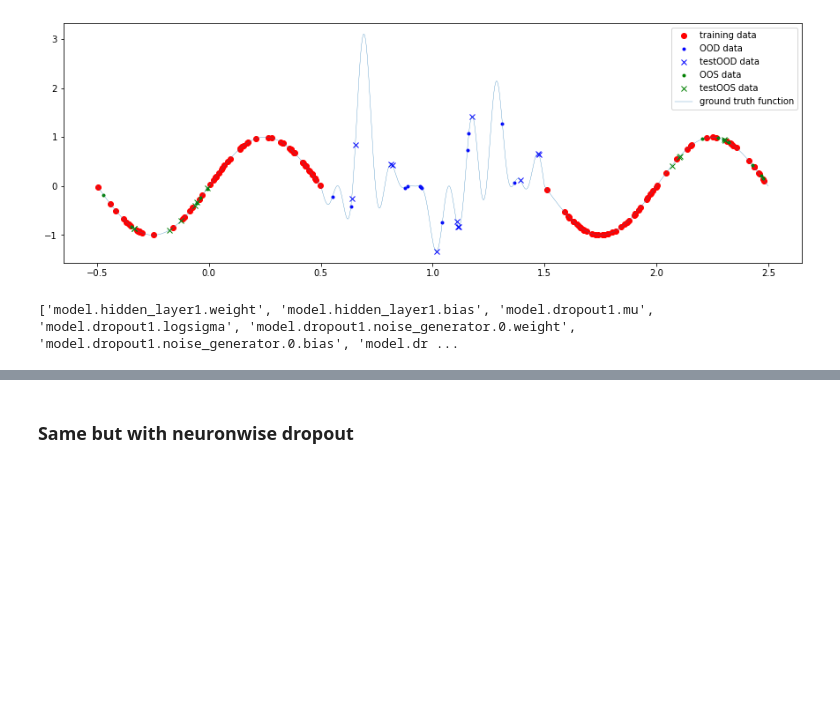
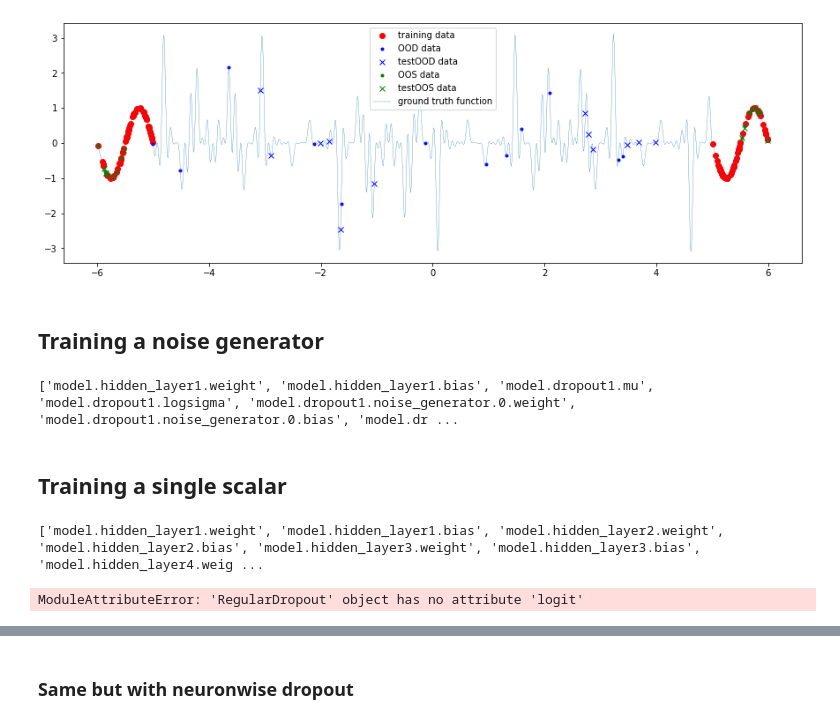
Before and after one commit to saleml/mcdeup, a Jupyter notebook: deup.ipynb, the cells around one changed output, grey strips where cells are left out. Saved outputs shown, nothing was run; the diff lists cells and outputs as text; code cells hidden in the pictures; blank space fills up the shorter version.

```diff
--- a/deup.ipynb
+++ b/deup.ipynb
@@ -16,16 +16,19 @@ from train import train_main_model, train_deup
 from utils import inv_sigmoid, evaluate_and_plot, eval_error
 # %%
 (x, y, oos_x, oos_y, ood_x, ood_y, oos_x_test,
- oos_y_test, ood_x_test, ood_y_test, x_test, y_test) = generate_data(128, 24, 24, seed=7, plot=True)
+ oos_y_test, ood_x_test, ood_y_test, x_test, y_test) = generate_data(128, 24, 24, seed=7, plot=True,
+                                                                     distance=10.5, shuffle=True, offset=-5.5)
 
 full_X = torch.cat((x, ood_x, oos_x))
 full_Y= torch.cat((y, ood_y, oos_y))
 full_data = TensorDataset(full_X, full_Y)
 
 test_data = TensorDataset(torch.cat((ood_x_test, oos_x_test)), torch.cat((ood_y_test, oos_y_test)))
 oos_ood = torch.cat((ood_x, oos_x)), torch.cat((ood_y, oos_y))
 # %% [output]
-[figure, old version]
+[figure, new version]
+# %% [markdown]
+## Training a noise generator
 # %%
 n_hidden = 128
 hidden_layers = 4
@@ -40,10 +43,27 @@ model = Model(n_hidden=n_hidden, hidden_layers=hidden_layers,
 print([x[0] for x in model.named_parameters()])
 # %% [output]
 ['model.hidden_layer1.weight', 'model.hidden_layer1.bias', 'model.dropout1.mu', 'model.dropout1.logsigma', 'model.dropout1.noise_generator.0.weight', 'model.dropout1.noise_generator.0.bias', 'model.dr ...
+# %% [markdown]
+## Training a single scalar
+# %%
+n_hidden = 256
+hidden_layers = 6
+lr = 1e-3
+
+logsigma = nn.Parameter(torch.tensor(-2.))
+noise_generator = nn.Sequential(nn.Linear(1, 32), nn.ReLU(), nn.Linear(32, 32), nn.ReLU(), nn.Linear(32, 1))
+
+model = Model(n_hidden=n_hidden, hidden_layers=hidden_layers,
+                              dropout_module=RegularDropout, p=-6.).cuda()
+print([x[0] for x in model.named_parameters()])
+# %% [output]
+['model.hidden_layer1.weight', 'model.hidden_layer1.bias', 'model.hidden_layer2.weight', 'model.hidden_layer2.bias', 'model.hidden_layer3.weight', 'model.hidden_layer3.bias', 'model.hidden_layer4.weig ...
 # %%
 optimizer = torch.optim.Adam([y for x, y in model.named_parameters() if 'dropout' not in x], lr=lr)
-losses, valid_losses = train_main_model(model, optimizer, TensorDataset(x, y), TensorDataset(oos_x, oos_y),
+losses, valid_losses = train_main_model(model, optimizer, TensorDataset(x.cuda(), y.cuda()), TensorDataset(oos_x.cuda(), oos_y.cuda()),
                                        epochs=500, batch_size=32)
+# %% [output]
+ModuleAttributeError: 'RegularDropout' object has no attribute 'logit'
 # %%
 plt.plot(losses, label='train losses')
 plt.plot(valid_losses, label='valid losses')
```
Also changed, not shown: parts of 12 cells of this notebook, 2 other files.
